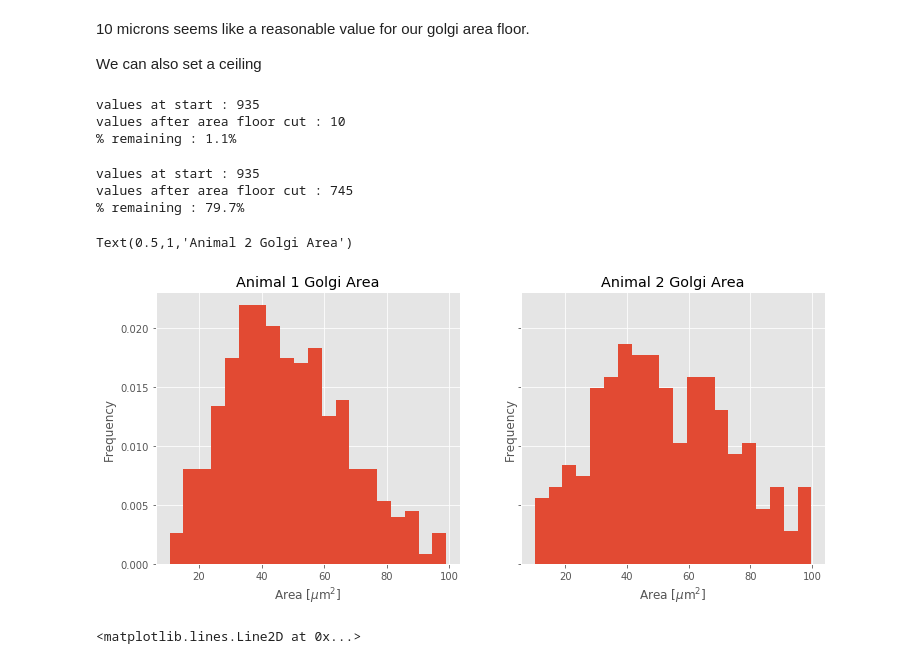
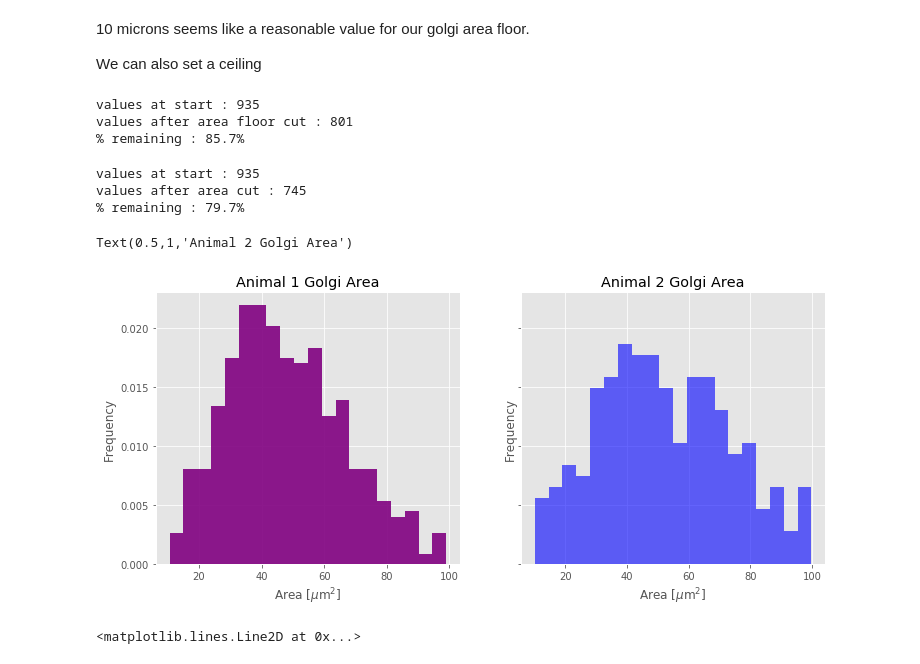
Before and after one commit to WillGiang/golgi-polarization, a Jupyter notebook: GolgiPolarizationAnalysis.ipynb, the cells around one changed output. Saved outputs shown, nothing was run; the diff lists cells and outputs as text; code cells hidden in the pictures.

```diff
--- a/GolgiPolarizationAnalysis.ipynb
+++ b/GolgiPolarizationAnalysis.ipynb
@@ -17,7 +17,7 @@ exp_dir = r'C:\Users\letmedoit\endothelial Polarization-exp 1'
 csv_files = glob(os.path.join(exp_dir, "csvfiles/*.csv"))
 
 
-df_in_each_file = (pd.read_csv(f) for f in csv_files1)
+df_in_each_file = (pd.read_csv(f) for f in csv_files)
 df = pd.concat(df_in_each_file, ignore_index=True)
 # %% [markdown]
 ### Look at data
@@ -177,26 +177,26 @@ golgi_area_cut = area_at_least_10_microns_squared & area_below_100_microns_squar
 # %%
 n_start = len(new_df.golgiAreaInSquareMicrons)
 n_remaining_after_floor_cut = np.sum(area_at_least_10_microns_squared)
-percent_remaining = round(n_remaining_after_area_cut/n_start * 100 , 1)
+percent_remaining = round(n_remaining_after_floor_cut/n_start * 100 , 1)
 
 print('values at start : {}'.format(n_start))
-print('values after area floor cut : {}'.format(n_remaining_after_area_cut))
+print('values after area floor cut : {}'.format(n_remaining_after_floor_cut))
 print('% remaining : {}%'.format(percent_remaining))
 # %% [output]
 values at start : 935
-values after area floor cut : 10
-% remaining : 1.1%
+values after area floor cut : 801
+% remaining : 85.7%
 # %%
 n_start = len(new_df.golgiAreaInSquareMicrons)
 n_remaining_after_area_cut = np.sum(golgi_area_cut)
 percent_remaining = round(n_remaining_after_area_cut/n_start * 100 , 1)
 
 print('values at start : {}'.format(n_start))
-print('values after area floor cut : {}'.format(n_remaining_after_area_cut))
+print('values after area cut : {}'.format(n_remaining_after_area_cut))
 print('% remaining : {}%'.format(percent_remaining))
 # %% [output]
 values at start : 935
-values after area floor cut : 745
+values after area cut : 745
 % remaining : 79.7%
 # %%
 is_animal1 = new_df.animal_id == 'Animal 1'
@@ -207,23 +207,29 @@ animal2 = new_df[golgi_area_cut & is_animal2]
 # %%
 fig, axes = plt.subplots(1,2, figsize=(12,5), sharey=True)
 ax = axes.ravel()
 
 animal1.golgiAreaInSquareMicrons.hist(bins=20,
                                       ax=ax[0],
-                                      normed=True)
+                                      normed=True,
+                                      color = 'purple',
+                                      alpha=0.9
+                                     )
 ax[0].set_xlabel('Area [$\mu$m$^2$]')
 ax[0].set_ylabel('Frequency')
 ax[0].set_title('Animal 1 Golgi Area')
 
 animal2.golgiAreaInSquareMicrons.hist(bins=20,
                                       ax=ax[1],
-                                      normed=True)
+                                      normed=True,
+                                      color='blue',
+                                      alpha=0.6
+                                     )
 ax[1].set_xlabel('Area [$\mu$m$^2$]')
 ax[1].set_ylabel('Frequency')
 ax[1].set_title('Animal 2 Golgi Area')
 # %% [output]
 Text(0.5,1,'Animal 2 Golgi Area')
-[figure, old version]
+[figure, new version]
 # %%
 fig, axes = plt.subplots(1,2, figsize=(12,5), sharey=True)
 ax = axes.ravel()
```
Also changed, not shown: parts of 13 cells of this notebook.
